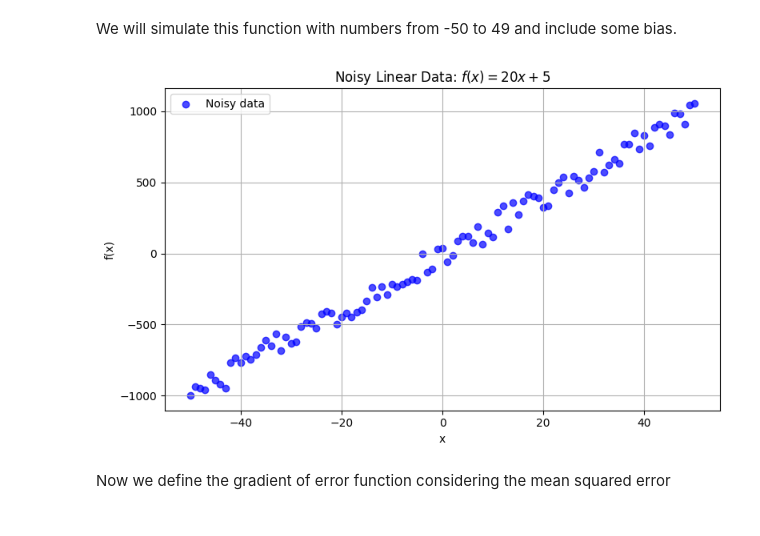
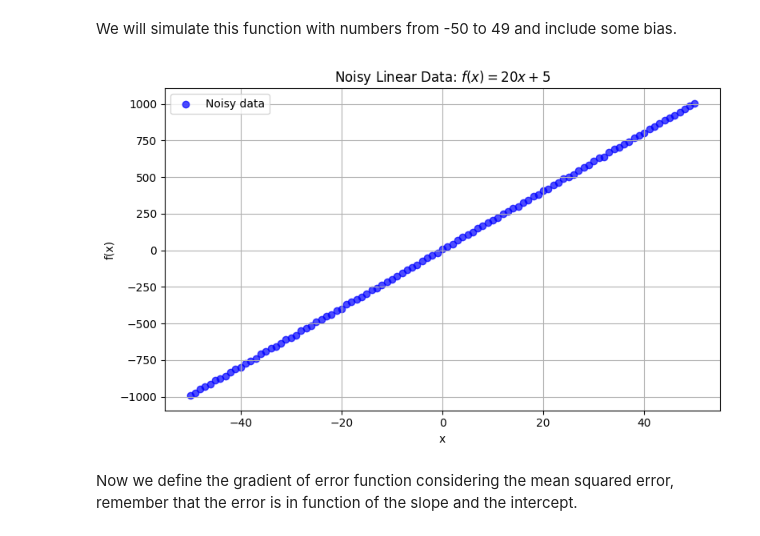
Before and after one commit to RGaRo/datascience_basics, a Jupyter notebook: workbook/02_gradient_descent_to_fit_models.ipynb, the cells around one changed output. Saved outputs shown, nothing was run; the diff lists cells and outputs as text; code cells hidden in the pictures.

Commit message:
Gradient exercises

```diff
--- a/workbook/02_gradient_descent_to_fit_models.ipynb
+++ b/workbook/02_gradient_descent_to_fit_models.ipynb
@@ -22,26 +22,26 @@ But you don’t know it.
 # %% [markdown]
 We will simulate this function with numbers from -50 to 49 and include some bias.
 # %%
-inputs = [(x, (20*x) + 5 + random.randint(-100, 100)) for x in range(-50,51)]
+inputs = [(x, (20*x) + 5 + random.randint(-5, 5)) for x in range(-50,51)]
 
 # Separate x and y for plotting
 x_vals = [x for x, y in inputs]
 y_vals = [y for x, y in inputs]
 
 # Create scatter plot
 plt.figure(figsize=(8, 5))
 plt.scatter(x_vals, y_vals, color='blue', alpha=0.7, label='Noisy data')
 plt.title('Noisy Linear Data: $f(x) = 20x + 5$')
 plt.xlabel('x')
 plt.ylabel('f(x)')
 plt.grid(True)
 plt.legend()
 plt.tight_layout()
 plt.show()
 # %% [output]
-[figure, old version]
+[figure, new version]
 # %% [markdown]
-Now we define the gradient of error function considering the mean squared error
+Now we define the gradient of error function considering the mean squared error, remember that the error is in function of the slope and the intercept.
 # %%
 def linear_gradient(x: float, y: float, theta: Vector) -> Vector:
     slope, intercept = theta
```
Also changed, not shown: parts of 2 cells of this notebook.
